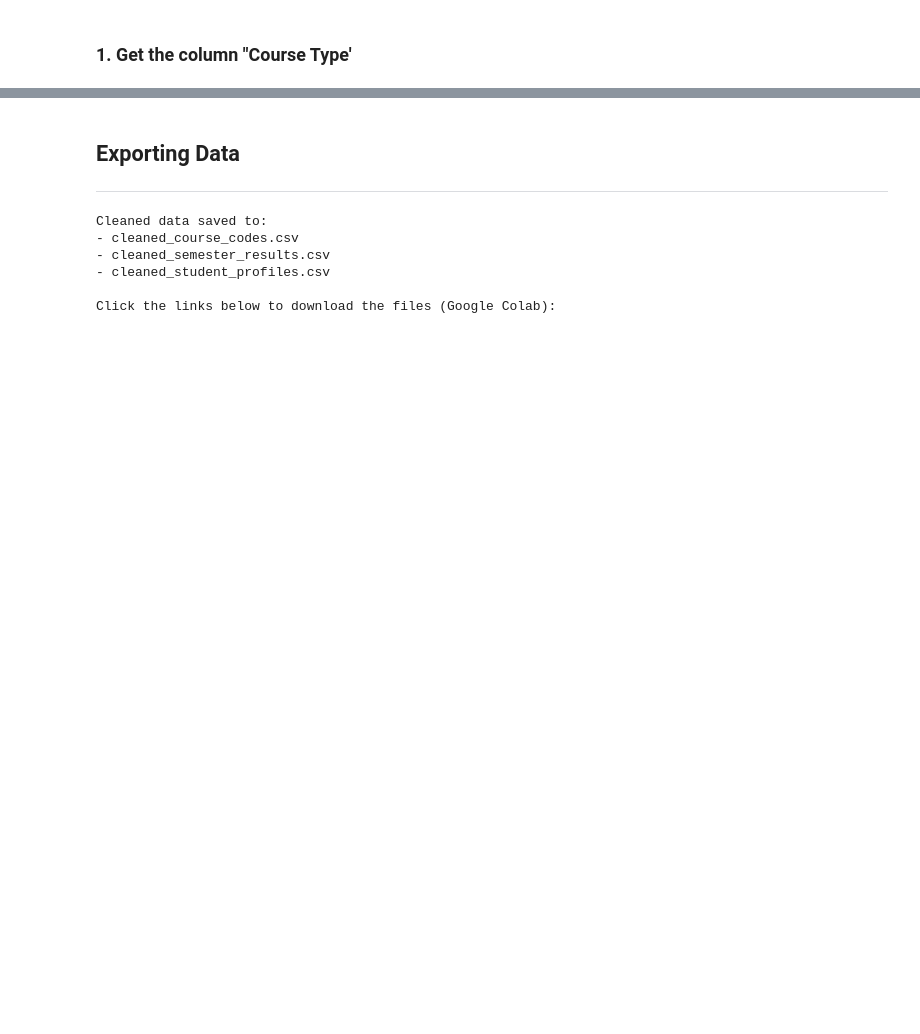
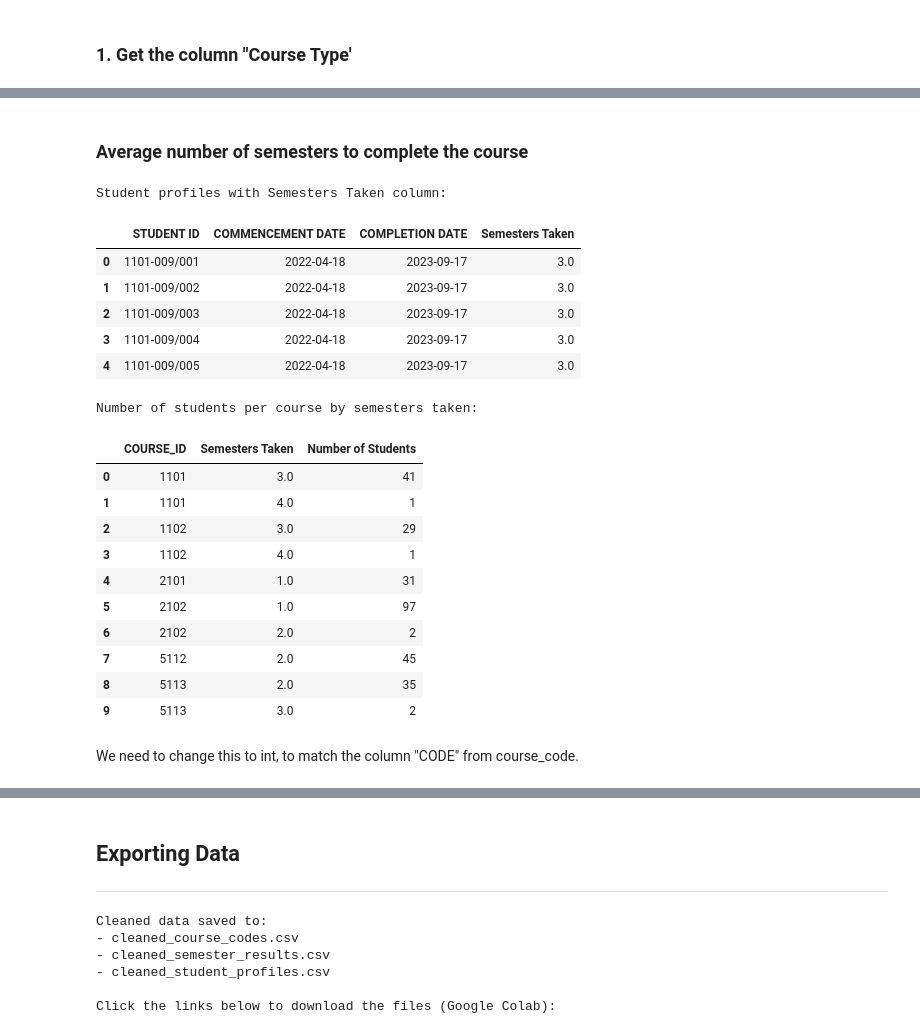
Before and after one commit to swamhtetg90/DAVI-CA2, a Jupyter notebook: data_cleaning.ipynb, the cells around one changed output, grey strips where cells are left out. Saved outputs shown, nothing was run; the diff lists cells and outputs as text; code cells hidden in the pictures; blank space fills up the shorter version.

```diff
--- a/data_cleaning.ipynb
+++ b/data_cleaning.ipynb
@@ -2441,0 +2552,43 @@ ValueError: You are trying to merge on object and int64 columns for key 'COURSE_
+# %% [markdown]
+### Average number of semesters to complete the course
+# %%
+# Reset the index of student_profiles
+student_profiles = student_profiles.reset_index(drop=True)
+
+# Calculate the number of semesters for each student
+semesters_taken = semester_results.groupby('STUDENT ID')['PERIOD'].max().reset_index()
+semesters_taken.rename(columns={'PERIOD': 'Semesters Taken'}, inplace=True)
+
+# Merge the number of semesters taken back to the student_profiles DataFrame
+student_profiles = pd.merge(student_profiles, semesters_taken, on='STUDENT ID', how='left')
+
+print("Student profiles with Semesters Taken column:")
+display(student_profiles[['STUDENT ID', 'COMMENCEMENT DATE', 'COMPLETION DATE', 'Semesters Taken']].head())
+
+# Group by COURSE_ID and Semesters Taken to count students
+semesters_per_course = student_profiles.groupby(['COURSE_ID', 'Semesters Taken']).size().reset_index(name='Number of Students')
+
+print("\nNumber of students per course by semesters taken:")
+display(semesters_per_course)
+# %% [output]
+Student profiles with Semesters Taken column:
+|  | STUDENT ID | COMMENCEMENT DATE | COMPLETION DATE | Semesters Taken |
+| 0 | 1101-009/001 | 2022-04-18 | 2023-09-17 | 3.0 |
+| 1 | 1101-009/002 | 2022-04-18 | 2023-09-17 | 3.0 |
+| 2 | 1101-009/003 | 2022-04-18 | 2023-09-17 | 3.0 |
+| 3 | 1101-009/004 | 2022-04-18 | 2023-09-17 | 3.0 |
+| 4 | 1101-009/005 | 2022-04-18 | 2023-09-17 | 3.0 |
+Number of students per course by semesters taken:
+|  | COURSE_ID | Semesters Taken | Number of Students |
+| 0 | 1101 | 3.0 | 41 |
+| 1 | 1101 | 4.0 | 1 |
+| 2 | 1102 | 3.0 | 29 |
+| 3 | 1102 | 4.0 | 1 |
+| 4 | 2101 | 1.0 | 31 |
+| 5 | 2102 | 1.0 | 97 |
+| 6 | 2102 | 2.0 | 2 |
+| 7 | 5112 | 2.0 | 45 |
+| 8 | 5113 | 2.0 | 35 |
+| 9 | 5113 | 3.0 | 2 |
+# %% [markdown]
+We need to change this to int, to match the column "CODE" from course_code.
```
Also changed, not shown: parts of 31 cells of this notebook.
